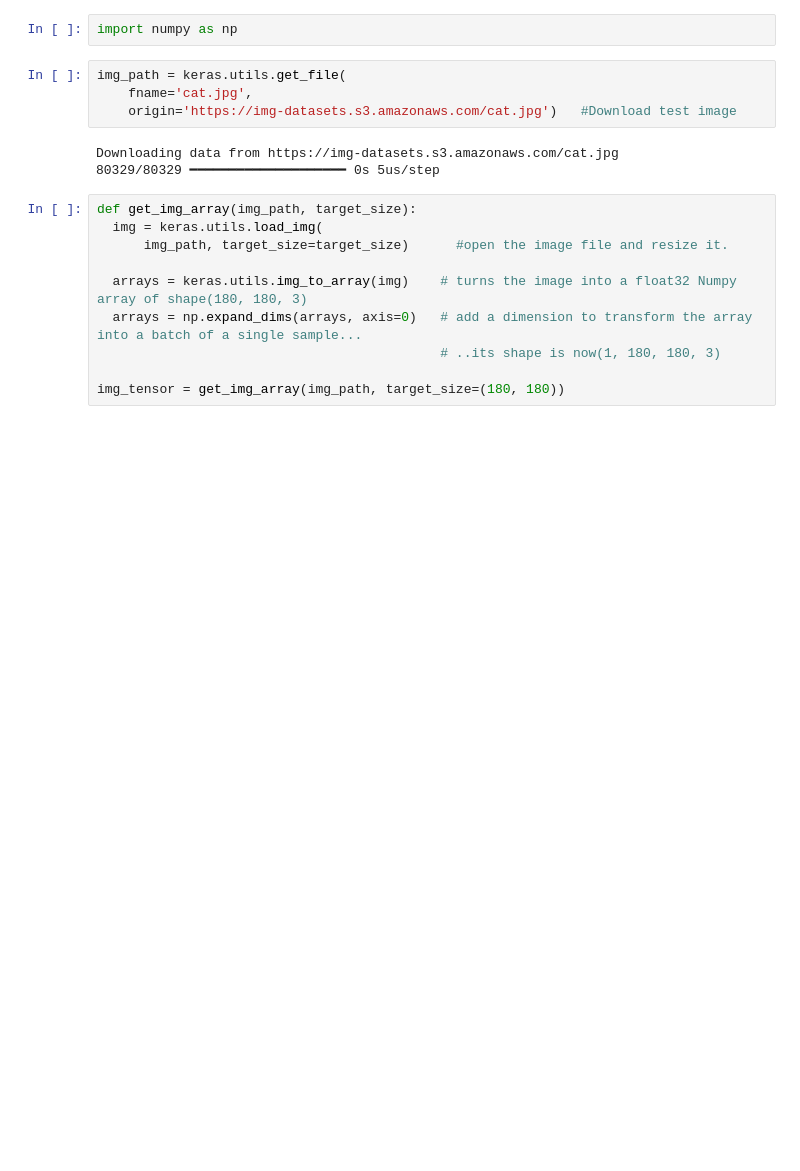
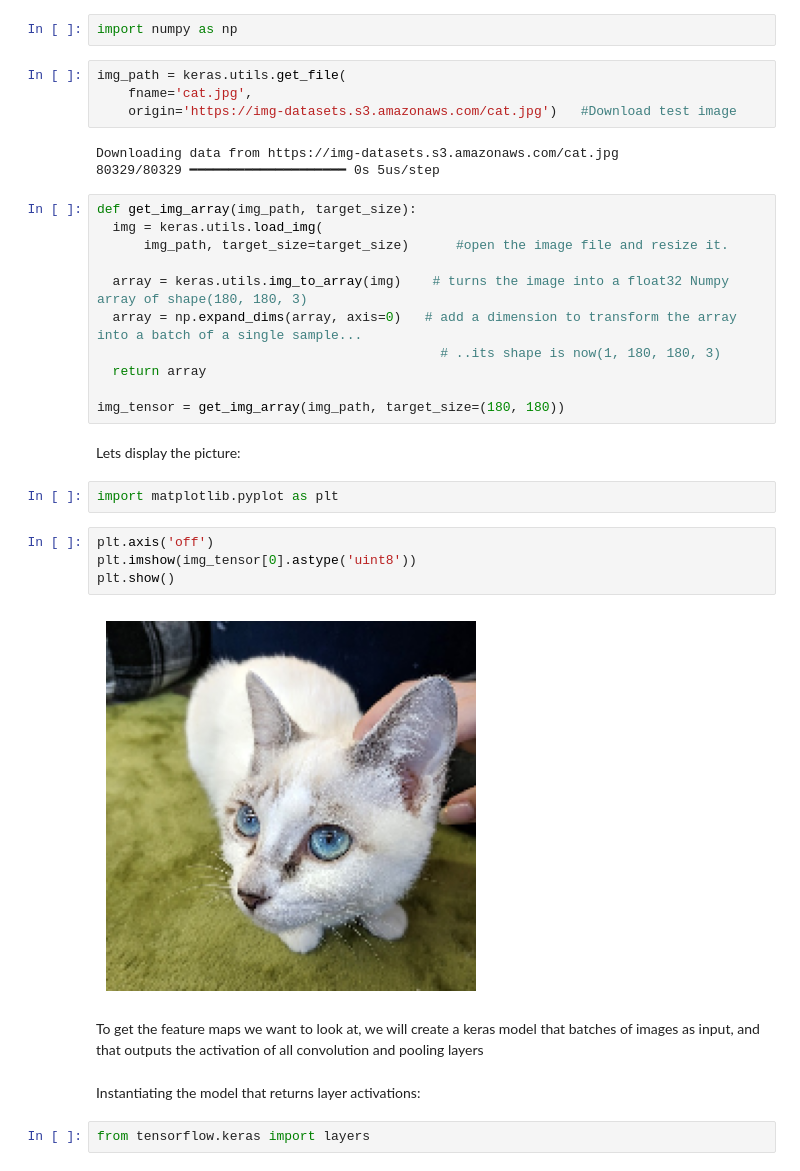
Before and after one commit to Mainasaid/deep-learning-with-python-practice, a Jupyter notebook: interprete_convnet_learns.ipynb, the cells around one changed output. Saved outputs shown, nothing was run; the diff lists cells and outputs as text; blank space fills up the shorter version.

Commit message:
interpreting waht convnet learns: Instantiate our model

```diff
--- a/interprete_convnet_learns.ipynb
+++ b/interprete_convnet_learns.ipynb
@@ -60,8 +60,25 @@ def get_img_array(img_path, target_size):
   img = keras.utils.load_img(
       img_path, target_size=target_size)      #open the image file and resize it.
 
-  arrays = keras.utils.img_to_array(img)    # turns the image into a float32 Numpy array of shape(180, 180, 3)
-  arrays = np.expand_dims(arrays, axis=0)   # add a dimension to transform the array into a batch of a single sample...
+  array = keras.utils.img_to_array(img)    # turns the image into a float32 Numpy array of shape(180, 180, 3)
+  array = np.expand_dims(array, axis=0)   # add a dimension to transform the array into a batch of a single sample...
                                             # ..its shape is now(1, 180, 180, 3)
+  return array
 
 img_tensor = get_img_array(img_path, target_size=(180, 180))
+# %% [markdown]
+Lets display the picture:
+# %%
+import matplotlib.pyplot as plt
+# %%
+plt.axis('off')
+plt.imshow(img_tensor[0].astype('uint8'))
+plt.show()
+# %% [output]
+[figure, added]
+# %% [markdown]
+To get the feature maps we want to look at, we will create a keras model that batches of images as input, and that outputs the activation of all convolution and pooling layers
+# %% [markdown]
+Instantiating the model that returns layer activations:
+# %%
+from tensorflow.keras import layers
```
Also changed, not shown: parts of 1 cell of this notebook.
